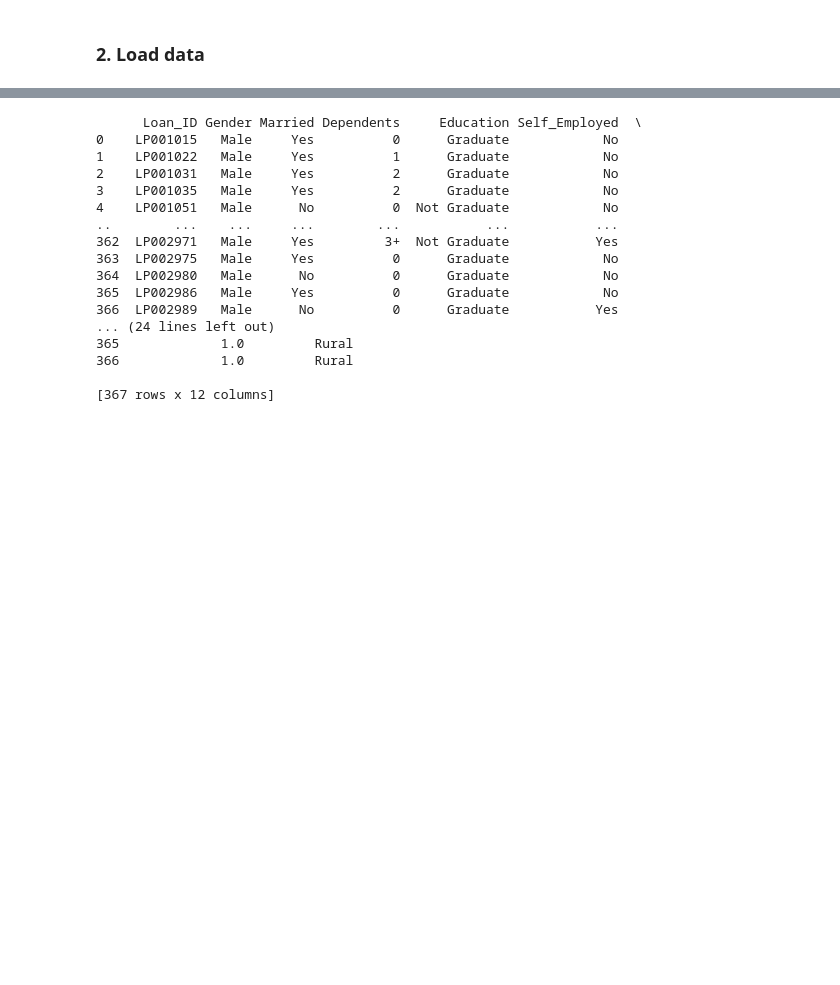
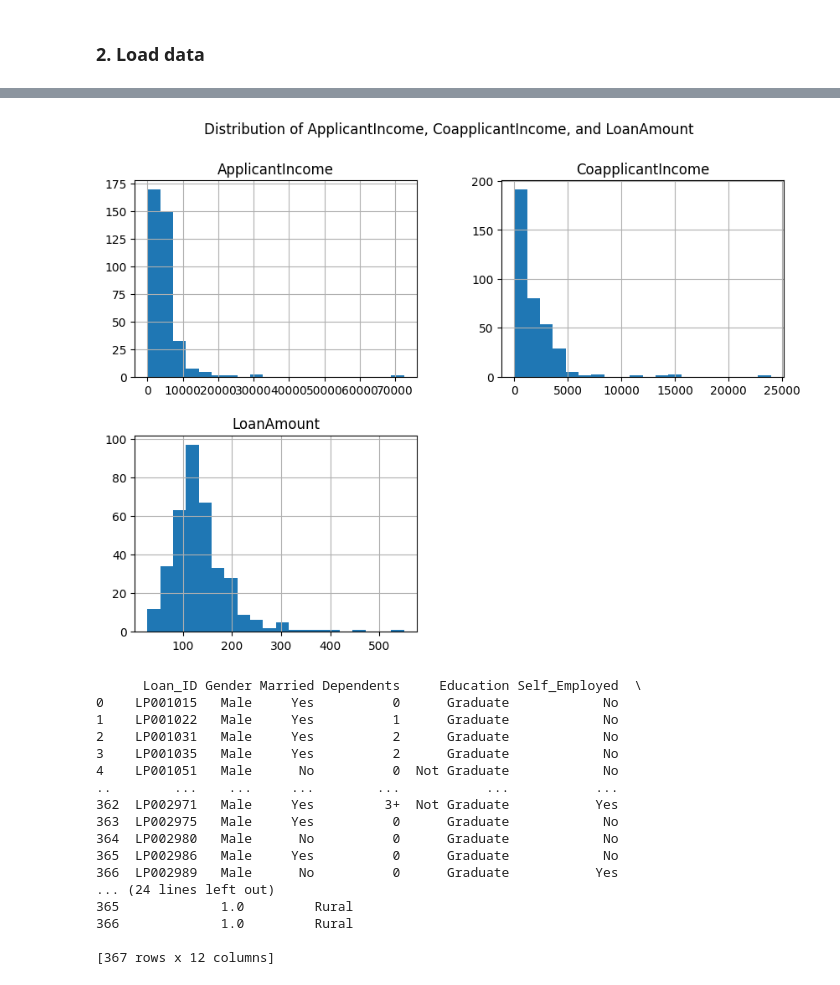
Before and after one commit to aqil1122/Loan_Prediction, a Jupyter notebook: loan_prediction.ipynb, the cells around one changed output, grey strips where cells are left out. Drawn from its saved outputs; the diff is of its cells as text; code cells hidden in the pictures; blank space fills up the shorter version.

```diff
--- a/loan_prediction.ipynb
+++ b/loan_prediction.ipynb
@@ -13,3 +21,10 @@ df. to_excel('loan_prediction.xlsx')
+# %%
+# Plot histograms for numerical columns
+df[['ApplicantIncome', 'CoapplicantIncome', 'LoanAmount']].hist(bins=20, figsize=(10, 7))
+plt.suptitle('Distribution of ApplicantIncome, CoapplicantIncome, and LoanAmount')
+plt.show()
+# %% [output]
+[figure, added]
 # %%
 print(df)
 # %% [output]
```
Also changed, not shown: parts of 4 cells of this notebook, 3 other files.
